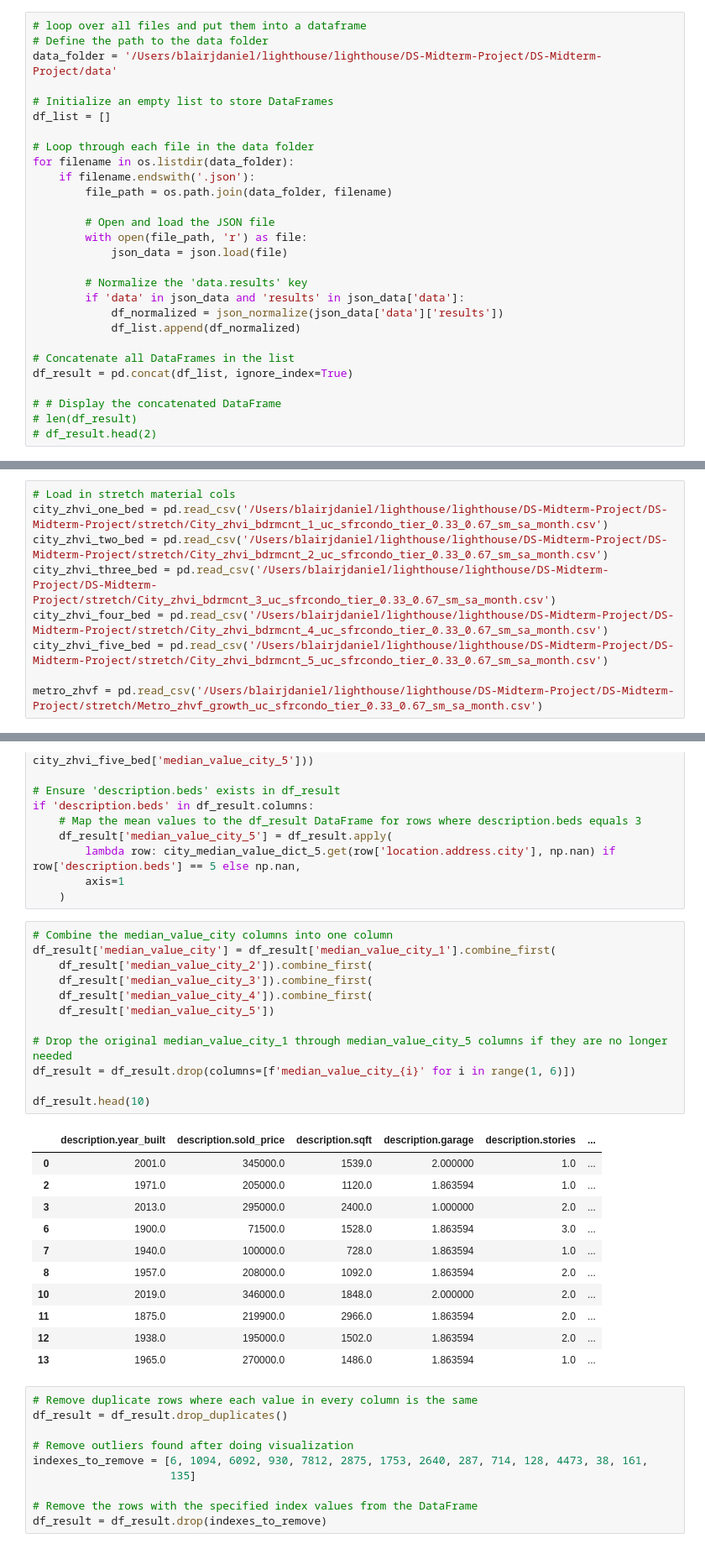
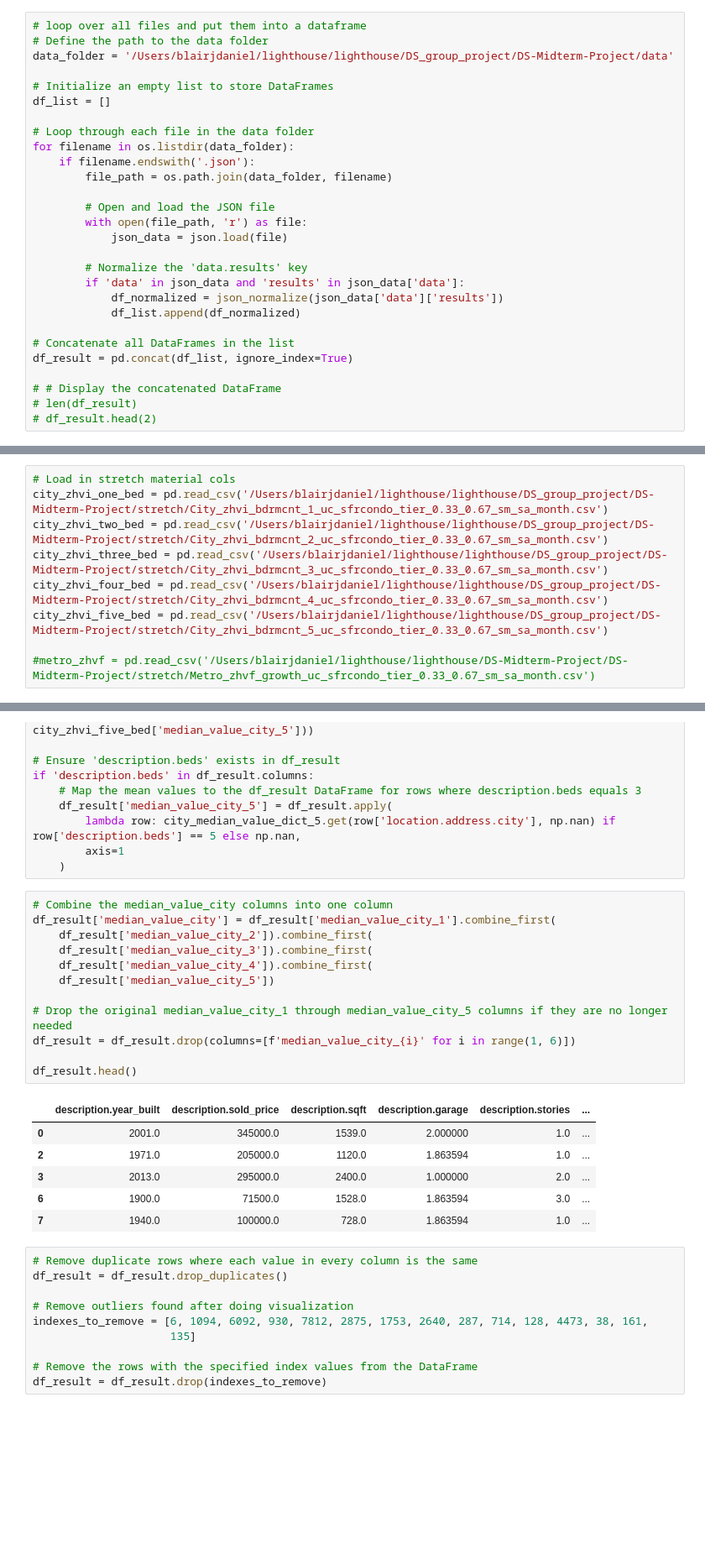
Before and after one commit to blairjdaniel/DS-Midterm-Project, a Jupyter notebook: Blair's Work/1 - EDA_blair.ipynb, the cells around one changed output, grey strips where cells are left out. Shown: that part at 84% size. Cells and saved outputs as stored; diff of their text form; blank space fills up the shorter version.

```diff
--- a/Blair's Work/1 - EDA_blair.ipynb
+++ b/Blair's Work/1 - EDA_blair.ipynb
@@ -59,7 +59,7 @@ df
 # %%
 # loop over all files and put them into a dataframe
 # Define the path to the data folder
-data_folder = '/Users/blairjdaniel/lighthouse/lighthouse/DS-Midterm-Project/DS-Midterm-Project/data'
+data_folder = '/Users/blairjdaniel/lighthouse/lighthouse/DS_group_project/DS-Midterm-Project/data'
 
 # Initialize an empty list to store DataFrames
 df_list = []
@@ -359,13 +369,13 @@ memory usage: 528.1+ KB
 - Example suggestion: could mortgage interest rates in the year of the listing affect the price?
 # %%
 # Load in stretch material cols
-city_zhvi_one_bed = pd.read_csv('/Users/blairjdaniel/lighthouse/lighthouse/DS-Midterm-Project/DS-Midterm-Project/stretch/City_zhvi_bdrmcnt_1_uc_sfrcondo_tier_0.33_0.67_sm_sa_month.csv')
-city_zhvi_two_bed = pd.read_csv('/Users/blairjdaniel/lighthouse/lighthouse/DS-Midterm-Project/DS-Midterm-Project/stretch/City_zhvi_bdrmcnt_2_uc_sfrcondo_tier_0.33_0.67_sm_sa_month.csv')
-city_zhvi_three_bed = pd.read_csv('/Users/blairjdaniel/lighthouse/lighthouse/DS-Midterm-Project/DS-Midterm-Project/stretch/City_zhvi_bdrmcnt_3_uc_sfrcondo_tier_0.33_0.67_sm_sa_month.csv')
-city_zhvi_four_bed = pd.read_csv('/Users/blairjdaniel/lighthouse/lighthouse/DS-Midterm-Project/DS-Midterm-Project/stretch/City_zhvi_bdrmcnt_4_uc_sfrcondo_tier_0.33_0.67_sm_sa_month.csv')
-city_zhvi_five_bed = pd.read_csv('/Users/blairjdaniel/lighthouse/lighthouse/DS-Midterm-Project/DS-Midterm-Project/stretch/City_zhvi_bdrmcnt_5_uc_sfrcondo_tier_0.33_0.67_sm_sa_month.csv')
+city_zhvi_one_bed = pd.read_csv('/Users/blairjdaniel/lighthouse/lighthouse/DS_group_project/DS-Midterm-Project/stretch/City_zhvi_bdrmcnt_1_uc_sfrcondo_tier_0.33_0.67_sm_sa_month.csv')
+city_zhvi_two_bed = pd.read_csv('/Users/blairjdaniel/lighthouse/lighthouse/DS_group_project/DS-Midterm-Project/stretch/City_zhvi_bdrmcnt_2_uc_sfrcondo_tier_0.33_0.67_sm_sa_month.csv')
+city_zhvi_three_bed = pd.read_csv('/Users/blairjdaniel/lighthouse/lighthouse/DS_group_project/DS-Midterm-Project/stretch/City_zhvi_bdrmcnt_3_uc_sfrcondo_tier_0.33_0.67_sm_sa_month.csv')
+city_zhvi_four_bed = pd.read_csv('/Users/blairjdaniel/lighthouse/lighthouse/DS_group_project/DS-Midterm-Project/stretch/City_zhvi_bdrmcnt_4_uc_sfrcondo_tier_0.33_0.67_sm_sa_month.csv')
+city_zhvi_five_bed = pd.read_csv('/Users/blairjdaniel/lighthouse/lighthouse/DS_group_project/DS-Midterm-Project/stretch/City_zhvi_bdrmcnt_5_uc_sfrcondo_tier_0.33_0.67_sm_sa_month.csv')
 
-metro_zhvf = pd.read_csv('/Users/blairjdaniel/lighthouse/lighthouse/DS-Midterm-Project/DS-Midterm-Project/stretch/Metro_zhvf_growth_uc_sfrcondo_tier_0.33_0.67_sm_sa_month.csv')
+#metro_zhvf = pd.read_csv('/Users/blairjdaniel/lighthouse/lighthouse/DS-Midterm-Project/DS-Midterm-Project/stretch/Metro_zhvf_growth_uc_sfrcondo_tier_0.33_0.67_sm_sa_month.csv')
 # %%
 df_result.columns
 # %% [output]
@@ -441,27 +451,22 @@ if 'description.beds' in df_result.columns:
 # %%
 # Combine the median_value_city columns into one column
 df_result['median_value_city'] = df_result['median_value_city_1'].combine_first(
     df_result['median_value_city_2']).combine_first(
     df_result['median_value_city_3']).combine_first(
     df_result['median_value_city_4']).combine_first(
     df_result['median_value_city_5'])
 
 # Drop the original median_value_city_1 through median_value_city_5 columns if they are no longer needed
 df_result = df_result.drop(columns=[f'median_value_city_{i}' for i in range(1, 6)])
 
-df_result.head(10)
+df_result.head()
 # %% [output]
 |  | description.year_built | description.sold_price | description.sqft | description.garage | description.stories | ... |
 | 0 | 2001.0 | 345000.0 | 1539.0 | 2.000000 | 1.0 | ... |
 | 2 | 1971.0 | 205000.0 | 1120.0 | 1.863594 | 1.0 | ... |
 | 3 | 2013.0 | 295000.0 | 2400.0 | 1.000000 | 2.0 | ... |
 | 6 | 1900.0 | 71500.0 | 1528.0 | 1.863594 | 3.0 | ... |
 | 7 | 1940.0 | 100000.0 | 728.0 | 1.863594 | 1.0 | ... |
-| 8 | 1957.0 | 208000.0 | 1092.0 | 1.863594 | 2.0 | ... |
-| 10 | 2019.0 | 346000.0 | 1848.0 | 2.000000 | 2.0 | ... |
-| 11 | 1875.0 | 219900.0 | 2966.0 | 1.863594 | 2.0 | ... |
-| 12 | 1938.0 | 195000.0 | 1502.0 | 1.863594 | 2.0 | ... |
-| 13 | 1965.0 | 270000.0 | 1486.0 | 1.863594 | 1.0 | ... |
 # %%
 # Remove duplicate rows where each value in every column is the same
 df_result = df_result.drop_duplicates()
```
Also changed, not shown: parts of 6 cells of this notebook, 2 other files.
